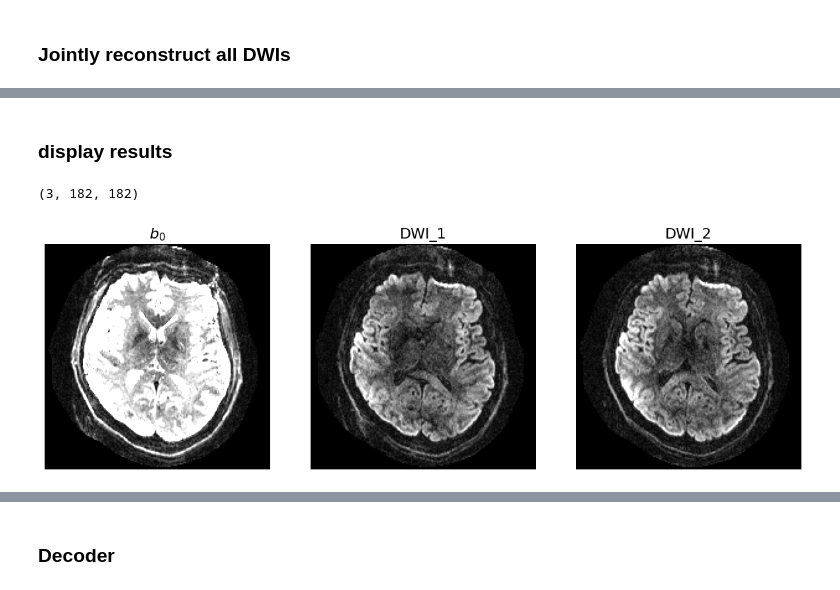
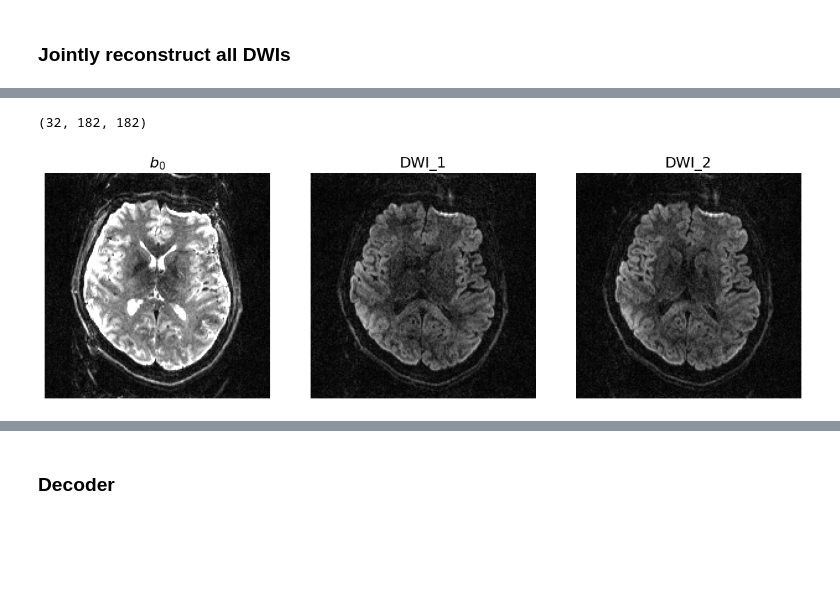
Before and after one commit to ZhengguoTan/DeepDWI, a Jupyter notebook: examples/run_muse_2shot.ipynb, the cells around one changed output, grey strips where cells are left out. Cells and saved outputs as stored; diff of their text form; code cells hidden in the pictures; blank space fills up the shorter version.

```diff
--- a/examples/run_muse_2shot.ipynb
+++ b/examples/run_muse_2shot.ipynb
@@ -39,7 +51,8 @@ kdat = f['kdat'][:]
 MB = f['MB'][()]
 N_slices = f['Slices'][()]
 N_segments = f['Segments'][()]
-N_Accel_PE = 3  # f['Accel_PE'][()]
+N_Accel_PE = f['Accel_PE'][()]
+slice_idx = f['slice_idx'][()]
 f.close()
 
 kdat = np.squeeze(kdat)  # 4 dim
@@ -61,7 +74,7 @@ print(' > kdat shape: ', kdat_prep.shape)
 
 
 # coil
-f = h5py.File(DAT_DIR + '/1.2mm_32-dir_R3x2_coil.h5', 'r')
+f = h5py.File(DAT_DIR + '/1.2mm_32-dir_R3x2_coils.h5', 'r')
 coil = f['coil'][:]
 f.close()
 
@@ -82,7 +95,7 @@ sms_phase = sms.get_sms_phase_shift([MB, N_y, N_x], MB=MB, yshift=yshift)
 # %% [output]
  > sms: yshift  [0.0, 0.3333333333333333]
 # %%
-slice_mb_idx = sms.map_acquire_to_ordered_slice_idx(0, N_slices, MB)
+slice_mb_idx = sms.map_acquire_to_ordered_slice_idx(slice_idx, N_slices, MB)
 
 coil2 = coil[:, slice_mb_idx, :, :]
 # %% [markdown]
@@ -101,14 +114,14 @@ mps_acs = mps_acs_r + 1j * mps_acs_i
 
 sms_phase_acs = sms.get_sms_phase_shift([MB] + acs_shape, MB=MB, yshift=yshift)
 
-_, dwi_shot = muse.MuseRecon(ksp_acs, mps_acs,
-                             MB=MB,
-                             acs_shape=acs_shape,
-                             lamda=0.01, max_iter=30,
-                             yshift=yshift,
-                             device=sp.Device(-1))
+DWI_muse, dwi_shot = muse.MuseRecon(kdat_prep, coil2,
+                                    MB=MB,
+                                    acs_shape=acs_shape,
+                                    lamda=0.01, max_iter=30,
+                                    yshift=yshift,
+                                    device=sp.Device(0))
 
-_, dwi_shot_phase = muse._denoising(dwi_shot, full_img_shape=[N_y, N_x])
+_, dwi_shot_phase = muse._denoising(dwi_shot, full_img_shape=[N_y, N_x], max_iter=3)
 # %% [output]
  > sms: yshift  [0.0, 0.3333333333333333]
  > sms: yshift  [0.0, 0.3333333333333333]
@@ -135,7 +148,7 @@ kdat_tensor = torch.from_numpy(kdat_prep).to(device).type(torch.complex64)
 shot_phase_tensor = torch.from_numpy(dwi_shot_phase).to(device).type(torch.complex64)
 sms_phase_tensor = torch.from_numpy(sms_phase).to(device).type(torch.complex64)
 
-DWI = []
+DWI_jt0 = []
 for n in range(3):
 
     print('> Diffusion Encoding #', n)
@@ -158,7 +171,7 @@ for n in range(3):
     print('> x device: ', x.device)
 
     lossf = nn.MSELoss(reduction='sum')
-    optimizer = optim.SGD([x], lr=0.1)
+    optimizer = optim.SGD([x], lr=0.6)
 
     for epoch in range(50):
         fwd = S(x)
@@ -170,11 +183,11 @@ for n in range(3):
 
         print('> epoch %3d loss %.12f'%(epoch, res.item()))
 
-    DWI.append(x.cpu().detach().numpy())
+    DWI_jt0.append(x.cpu().detach().numpy())
 
-DWI = np.array(DWI)
+DWI_jt0 = np.array(DWI_jt0)
 
-print(DWI.shape)
+print(DWI_jt0.shape)
 # %% [output]
 > Diffusion Encoding # 0
 > S ishape:  [1, 1, 1, 2, 182, 182]
@@ -249,28 +301,28 @@ print('> x shape: ', x.shape)
 > x shape:  torch.Size([32, 1, 1, 2, 182, 182])
-# %% [markdown]
-### display results
 # %%
 fontsize = 16
 
-DWI_s1 = np.squeeze(DWI)
-DWI_s1 = DWI_s1[..., 1, :, :]
+DWI_jt1 = x.clone().cpu().detach().numpy()
 
-print(DWI_s1.shape)
+DWI_jt1_s1 = np.squeeze(DWI_jt1)
+DWI_jt1_s1 = DWI_jt1_s1[..., 1, :, :]
 
-vmax = np.amax(abs(DWI_s1)) * 0.15
+print(DWI_jt1_s1.shape)
+
+vmax = np.amax(abs(DWI_jt1_s1)) * 0.3
 
 fig, ax = plt.subplots(1, 3, figsize=(3*4 + 0.2, 4))
 fig.tight_layout()
 
 for b in range(3):
-    ax[b].imshow(abs(np.flip(DWI_s1[b], axis=(-2, -1))), cmap='gray', vmax=vmax)
+    ax[b].imshow(abs(np.flip(DWI_jt1_s1[b], axis=(-2, -1))), cmap='gray', vmax=vmax)
     ax[b].set_axis_off()
     if b == 0:
         ax[b].set_title('$b_0$', fontsize=fontsize)
     else:
         ax[b].set_title('DWI_' + str(b), fontsize=fontsize)
 
 plt.show()
 # %% [output]
-(3, 182, 182)
+(32, 182, 182)
-[figure, old version]
+[figure, new version]
```
Also changed, not shown: parts of 13 cells of this notebook.
